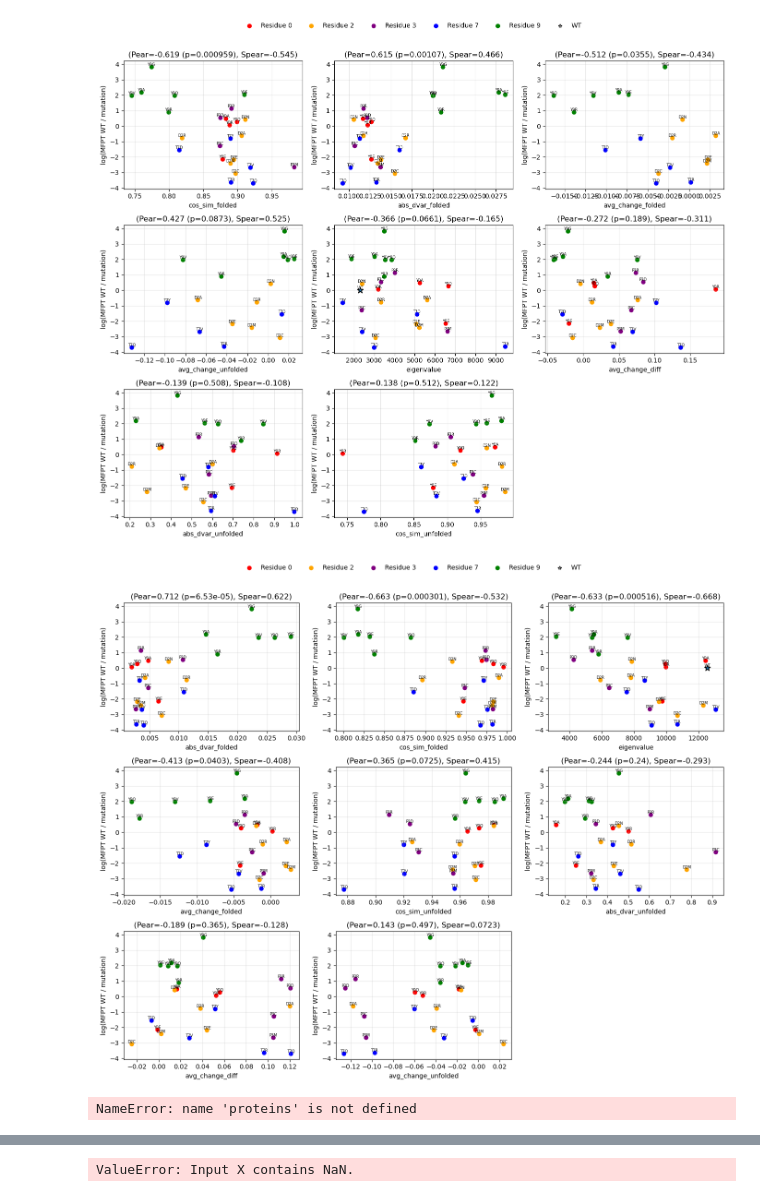
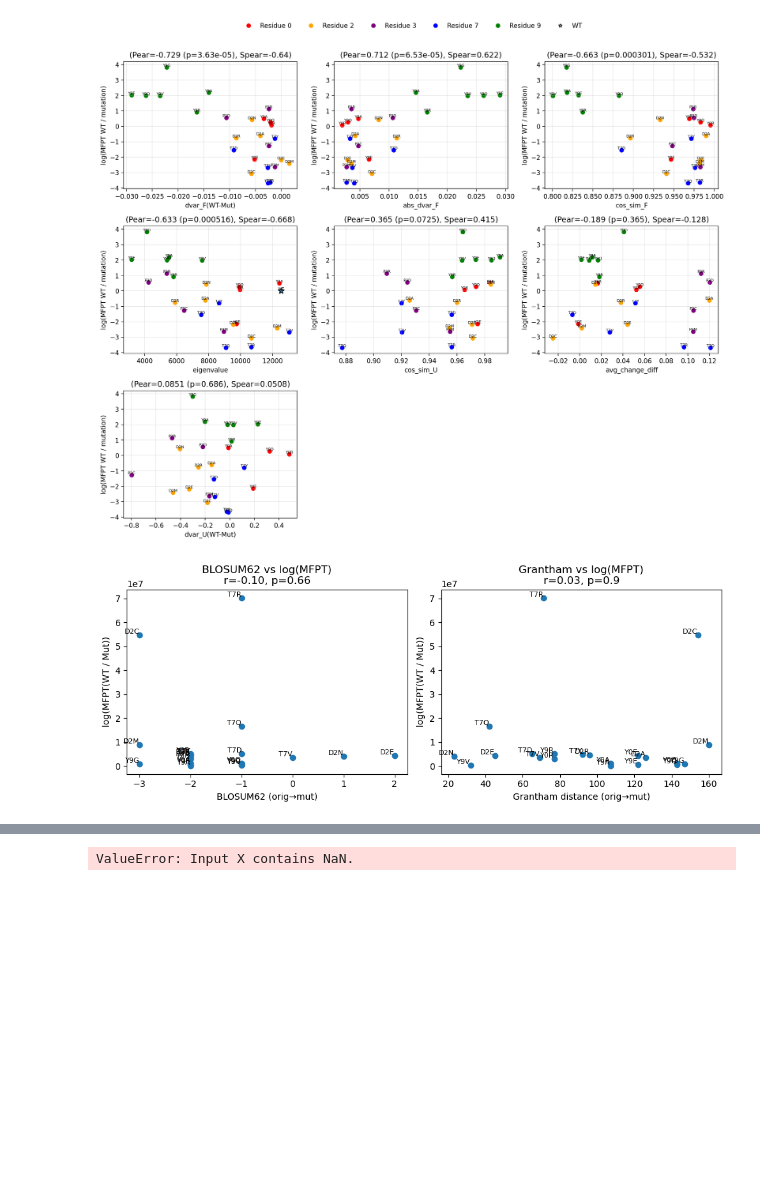
Before and after one commit to MendelsResearchGroup/guiding-peptide-kinetics, a Jupyter notebook: src/correlations.ipynb, the cells around one changed output, grey strips where cells are left out. Drawn from its saved outputs; the diff is of its cells as text; code cells hidden in the pictures; blank space fills up the shorter version.

```diff
--- a/src/correlations.ipynb
+++ b/src/correlations.ipynb
@@ -52,7 +49,7 @@ def plot_mfpt_corr_grid(
     ordered = sorted(prop_cols, key=lambda p: abs(corr[p][0]) if pd.notna(corr[p][0]) else -np.inf, reverse=True)
     n = len(ordered)
     nrows = (n + ncols - 1) // ncols
-    fig, axes = plt.subplots(nrows, ncols, figsize=(4.6 * ncols, 3.8 * nrows), squeeze=False)
+    fig, axes = plt.subplots(nrows, ncols, figsize=(4.6 * ncols, 3.8 * nrows), squeeze=False, dpi=200)
 
     for idx, prop_col in enumerate(ordered):
         ax = axes[idx // ncols][idx % ncols]
@@ -75,38 +72,38 @@ def plot_mfpt_corr_grid(
         ax.set_xlabel(prop_col)
         ax.set_ylabel('log(MFPT WT / mutation)')
         ax.set_title(f"(Pear={pearson_r:.3g} (p={p:.3g}), Spear={spearman_r:.3g})")
         ax.grid(True, alpha=0.3)
 
     for j in range(n, nrows * ncols):
         fig.delaxes(axes[j // ncols][j % ncols])
 
     handles = [Line2D([0], [0], marker='o', linestyle='', color=res_colors[k], label=f"Residue {k}") for k in res_keys]
     handles.append(Line2D([0], [0], marker='*', linestyle='', color='w', markeredgecolor='k', label=wt_label))
     fig.legend(handles=handles, loc='upper center', ncol=min(len(handles), 6), frameon=False)
 
     plt.tight_layout(rect=[0, 0, 1, 0.95])
     plt.show()
     return corr
 
 props = [
-    "cos_sim_folded", "cos_sim_unfolded", "avg_change_diff", "abs_dvar_folded", "avg_change_folded", "avg_change_unfolded", "abs_dvar_unfolded", "eigenvalue"
+    "cos_sim_F", "cos_sim_U", "avg_change_diff", "eigenvalue", "dvar_F(WT-Mut)",  "dvar_U(WT-Mut)", "abs_dvar_F"
+    #  "avg_change_F", "avg_change_U", "abs_dvar_F", "abs_dvar_U",
 ]
 
 with open("../data/mfpt-pace=25000.pkl", "rb") as f:
     all_mfpt = pickle.load(f)
 
 sample_size = 200
 thresholds = np.sort(np.array(list(all_mfpt['chignolin'].keys()), dtype=float))
 th = thresholds[1]
 
-df = collect_df(False, all_mfpt, th)
-stats_map = plot_mfpt_corr_grid(df, props, th=th)
+# df = collect_df(False, all_mfpt, th)
+# stats_map = plot_mfpt_corr_grid(df, props, th=th)
 
 df = collect_df(True, all_mfpt, th)
 stats_map = plot_mfpt_corr_grid(df, props, th=th)
 # %% [output]
-[figure, old version]
+[figure, new version]
-[figure, removed]
 # %%
 blosum62 = {
     ("D", "A"): -2, ("A", "D"): -2,
@@ -151,7 +148,11 @@ grantham = {
 # %%
 import numpy as np
 import matplotlib.pyplot as plt
+from common.consts import proteins, long_to_short
+
 from scipy import stats
+
+from common.utils import estimateMFPT
 
 def parse_short(s):
     return s[0], s[-1]
@@ -205,9 +206,9 @@ def plot_correlations_over(proteins, mutation_map, th):
 
 # Example usage
 th = thresholds[5]
-res = plot_correlations_over(proteins[:-1], mutation_map, th)
+res = plot_correlations_over(proteins[:-1], long_to_short, th)
 # %% [output]
-NameError: name 'proteins' is not defined
+[figure, added]
 # %%
 import numpy as np
 import matplotlib.pyplot as plt
```
Also changed, not shown: parts of 4 cells of this notebook, 31 other files.
